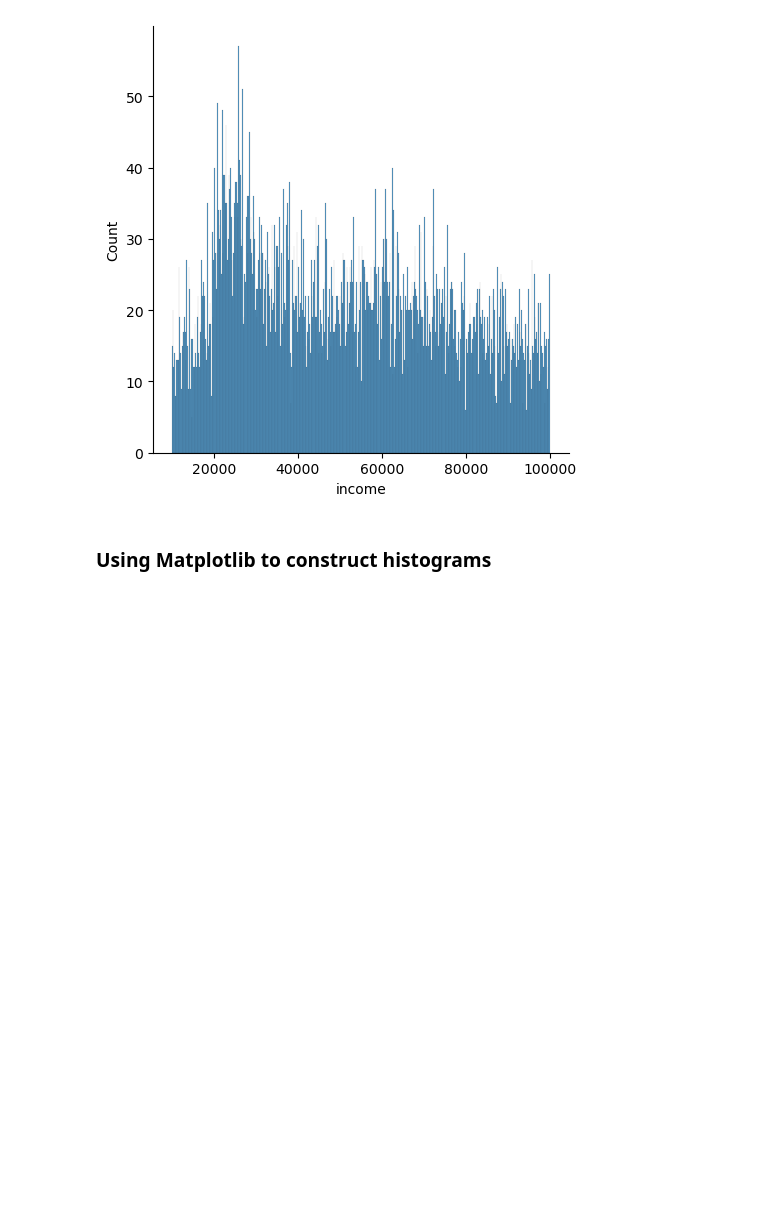
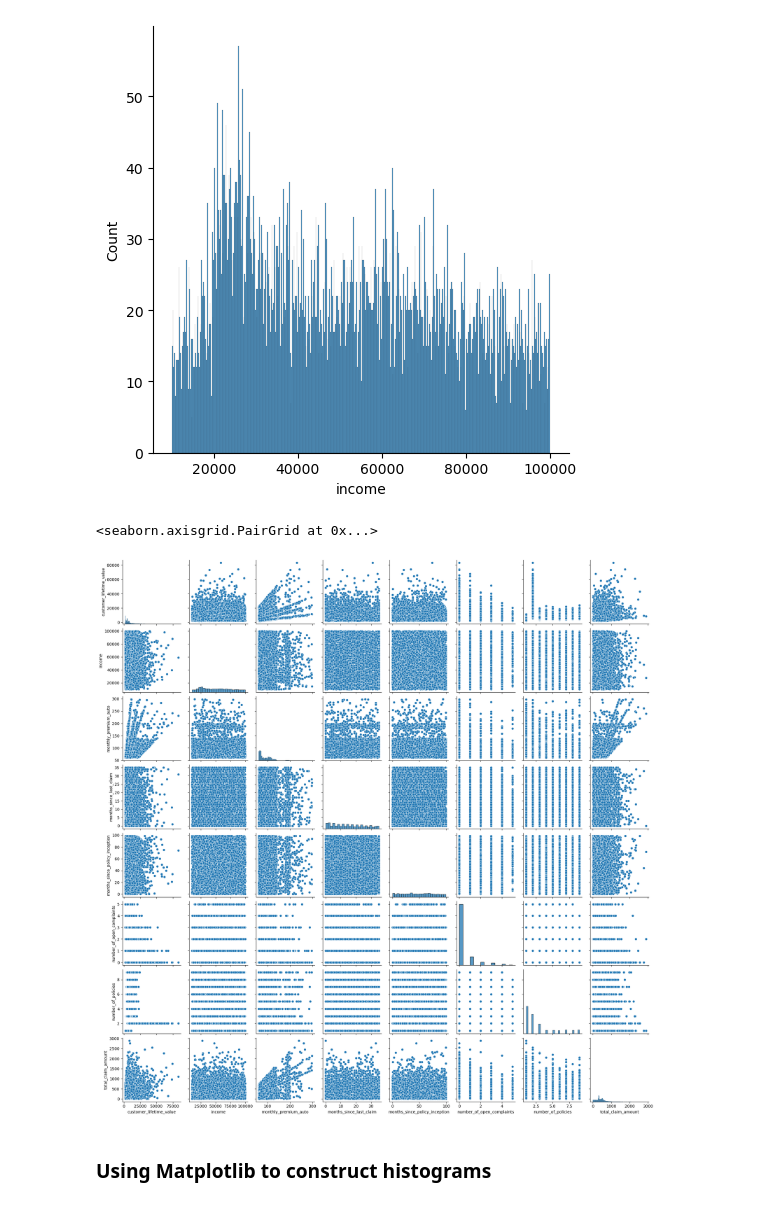
Before and after one commit to HannaFox/IH_Labs, a Jupyter notebook: 11_Lab_EDA_Customer_Analysis_Case_Study.ipynb, the cells around one changed output. Saved outputs shown, nothing was run; the diff lists cells and outputs as text; code cells hidden in the pictures; blank space fills up the shorter version.

```diff
--- a/11_Lab_EDA_Customer_Analysis_Case_Study.ipynb
+++ b/11_Lab_EDA_Customer_Analysis_Case_Study.ipynb
@@ -118,6 +118,11 @@ sns.displot(numerical, x="income", bins=500)
 # %% [output]
 <seaborn.axisgrid.FacetGrid at 0x...>
 [figure]
+# %%
+sns.pairplot(numerical)
+# %% [output]
+<seaborn.axisgrid.PairGrid at 0x...>
+[figure, added]
 # %% [markdown]
 ### Using Matplotlib to construct histograms
 # %%
```
Also changed, not shown: parts of 10 cells of this notebook, 1 other file.
